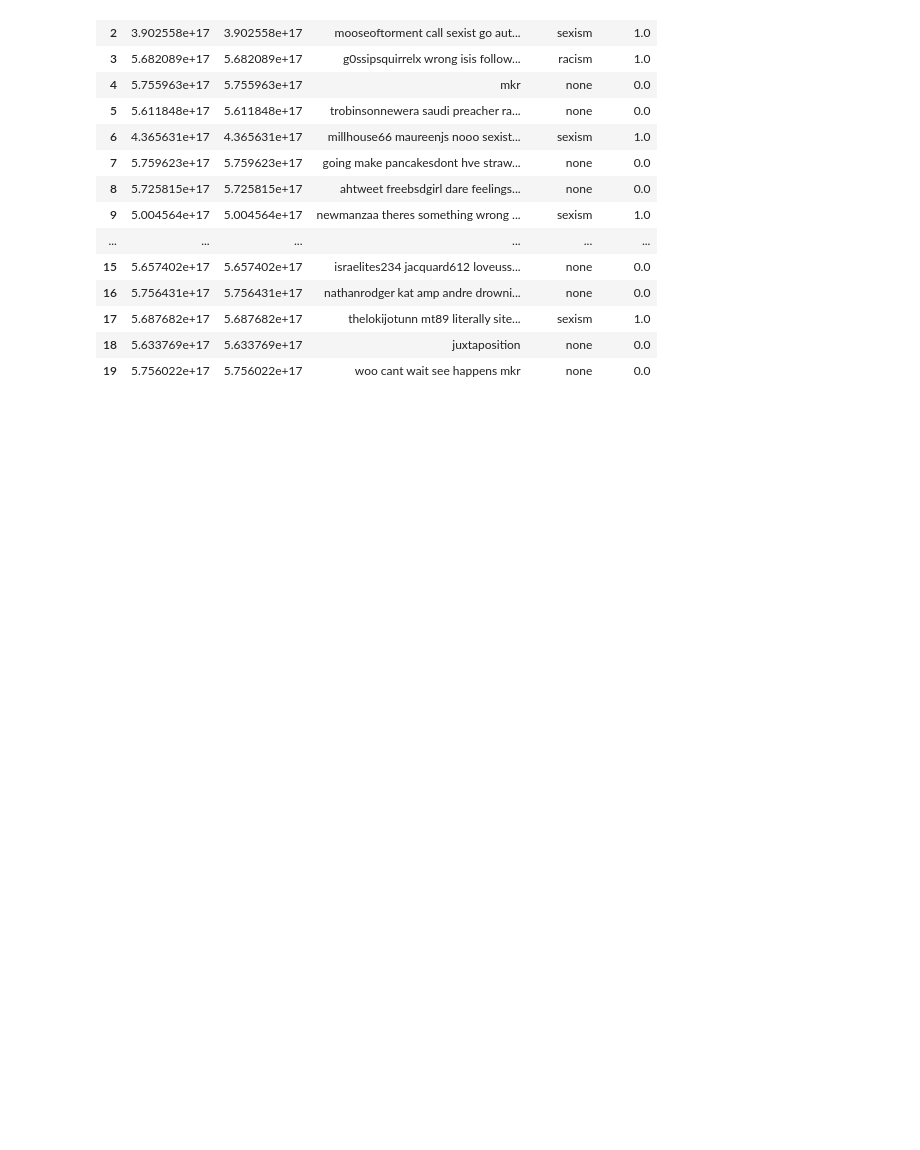
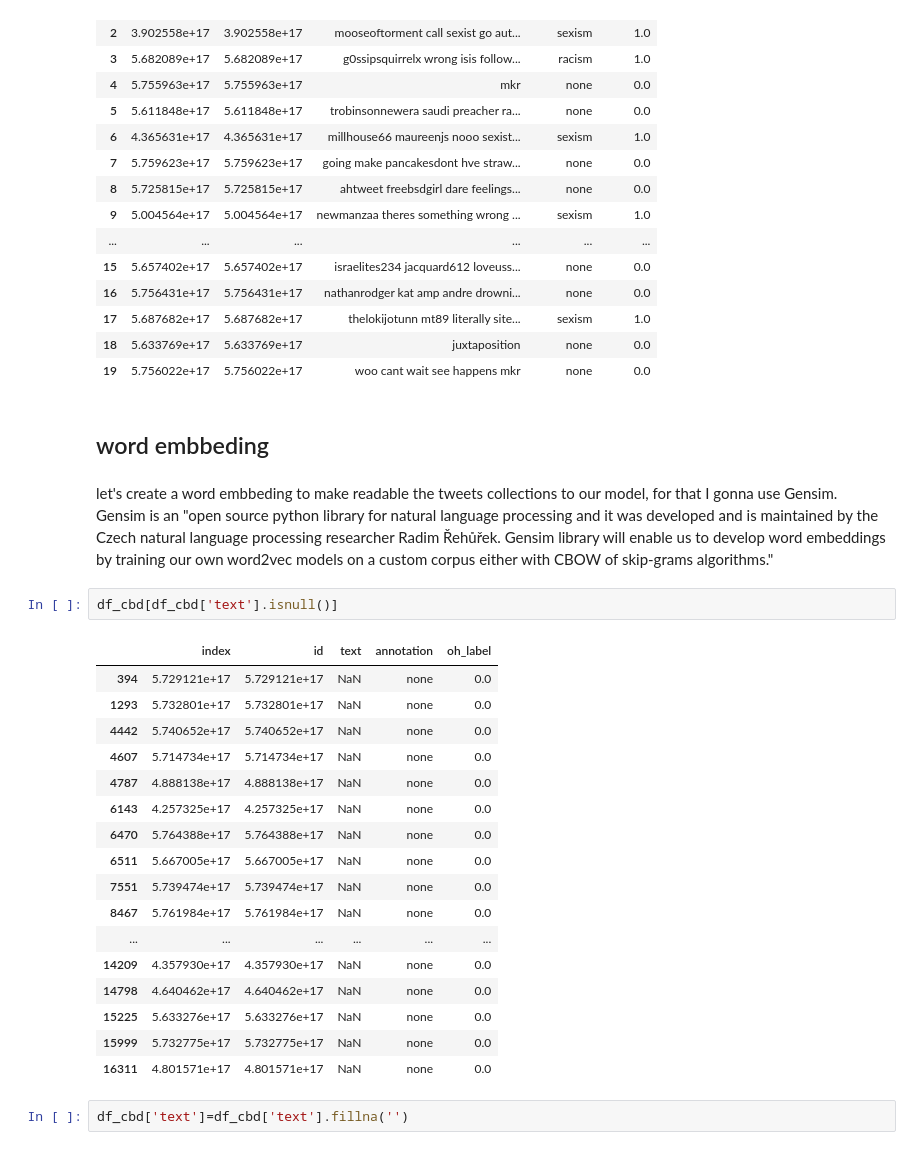
Before and after one commit to hmorales21/cyberbullying-detection-npl, a Jupyter notebook: notebooks/cyberbullying_npl_model.ipynb, the cells around one changed output. Cells and saved outputs as stored; diff of their text form; blank space fills up the shorter version.

```diff
--- a/notebooks/cyberbullying_npl_model.ipynb
+++ b/notebooks/cyberbullying_npl_model.ipynb
@@ -48,3 +48,29 @@ df_cbd.head(20)
 | 17 | 5.687682e+17 | 5.687682e+17 | thelokijotunn mt89 literally site... | sexism | 1.0 |
 | 18 | 5.633769e+17 | 5.633769e+17 | juxtaposition | none | 0.0 |
 | 19 | 5.756022e+17 | 5.756022e+17 | woo cant wait see happens mkr | none | 0.0 |
+# %% [markdown]
+## word embbeding
+# %% [markdown]
+let's create a word embbeding to make readable the tweets collections to our model, for that I gonna use Gensim. Gensim is an "open source python library for natural language processing and it was developed and is maintained by the Czech natural language processing researcher Radim Řehůřek. Gensim library will enable us to develop word embeddings by training our own word2vec models on a custom corpus either with CBOW of skip-grams algorithms."
+# %%
+df_cbd[df_cbd['text'].isnull()]
+# %% [output]
+|  | index | id | text | annotation | oh_label |
+| 394 | 5.729121e+17 | 5.729121e+17 | NaN | none | 0.0 |
+| 1293 | 5.732801e+17 | 5.732801e+17 | NaN | none | 0.0 |
+| 4442 | 5.740652e+17 | 5.740652e+17 | NaN | none | 0.0 |
+| 4607 | 5.714734e+17 | 5.714734e+17 | NaN | none | 0.0 |
+| 4787 | 4.888138e+17 | 4.888138e+17 | NaN | none | 0.0 |
+| 6143 | 4.257325e+17 | 4.257325e+17 | NaN | none | 0.0 |
+| 6470 | 5.764388e+17 | 5.764388e+17 | NaN | none | 0.0 |
+| 6511 | 5.667005e+17 | 5.667005e+17 | NaN | none | 0.0 |
+| 7551 | 5.739474e+17 | 5.739474e+17 | NaN | none | 0.0 |
+| 8467 | 5.761984e+17 | 5.761984e+17 | NaN | none | 0.0 |
+| ... | ... | ... | ... | ... | ... |
+| 14209 | 4.357930e+17 | 4.357930e+17 | NaN | none | 0.0 |
+| 14798 | 4.640462e+17 | 4.640462e+17 | NaN | none | 0.0 |
+| 15225 | 5.633276e+17 | 5.633276e+17 | NaN | none | 0.0 |
+| 15999 | 5.732775e+17 | 5.732775e+17 | NaN | none | 0.0 |
+| 16311 | 4.801571e+17 | 4.801571e+17 | NaN | none | 0.0 |
+# %%
+df_cbd['text']=df_cbd['text'].fillna('')
```
Also changed, not shown: parts of 1 cell of this notebook, 1 other file.
